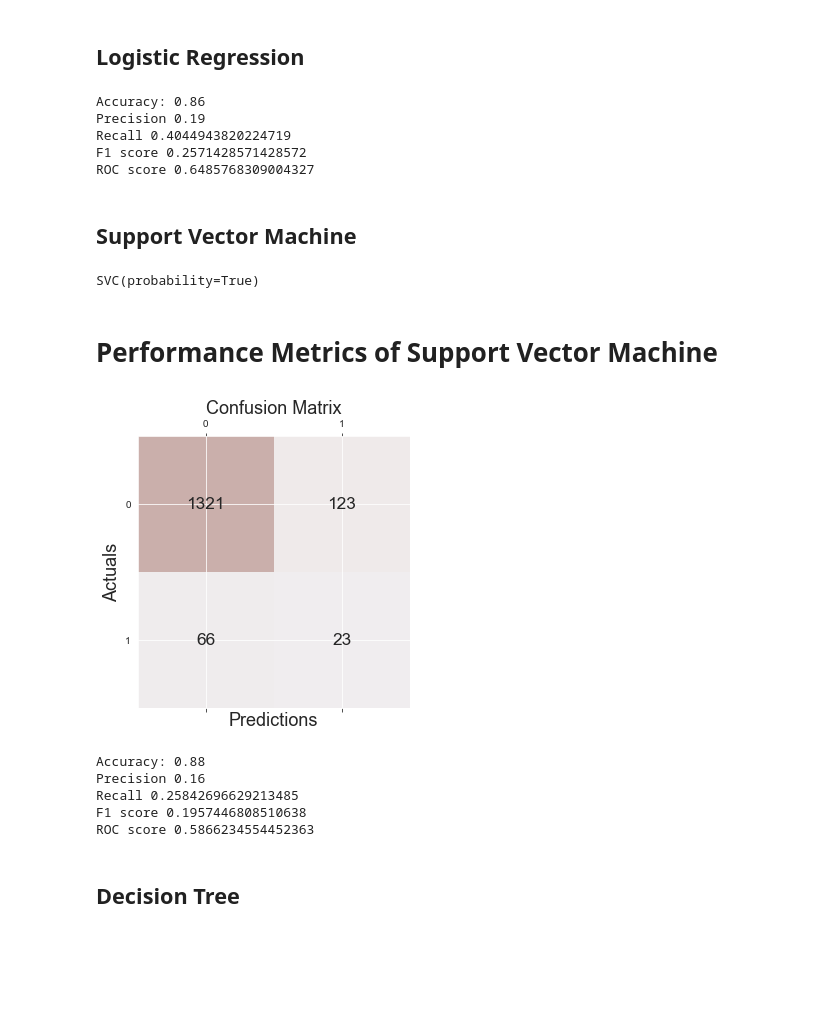
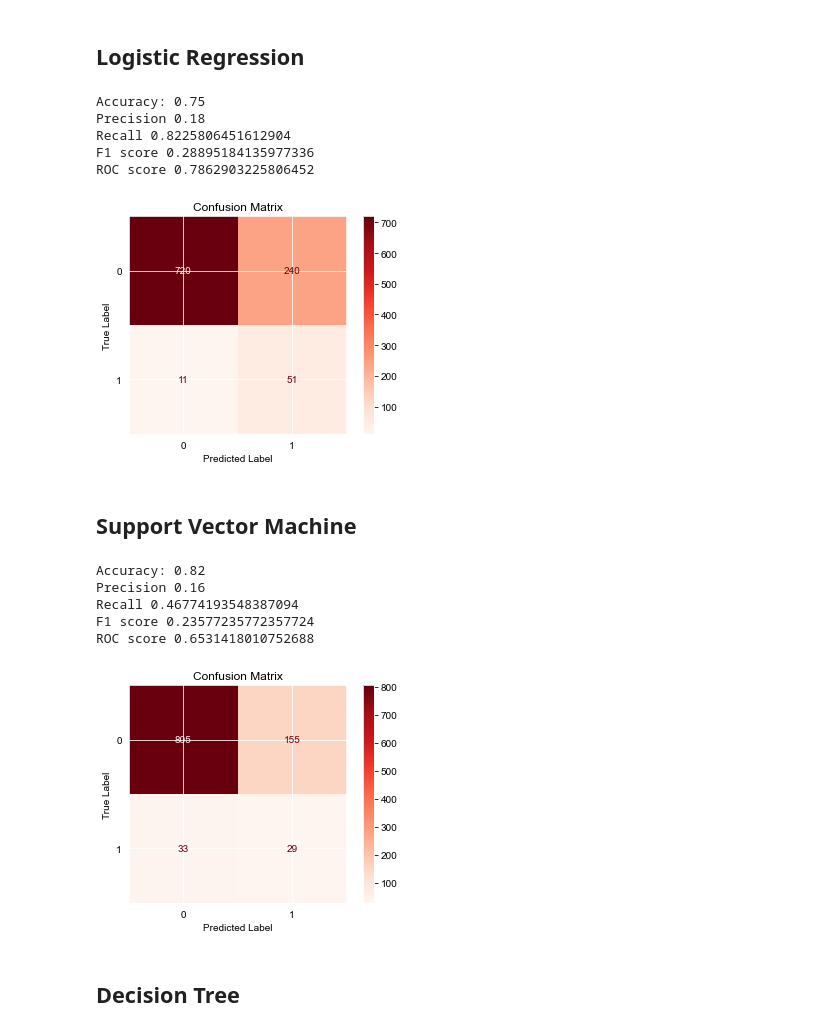
Before and after one commit to fpaul787/stroke-prediction, a Jupyter notebook: healthcare_ml_project.ipynb, the cells around one changed output. Drawn from its saved outputs; the diff is of its cells as text; code cells hidden in the pictures; blank space fills up the shorter version.

Commit message:
better measure and random state

```diff
--- a/healthcare_ml_project.ipynb
+++ b/healthcare_ml_project.ipynb
@@ -227,12 +226,3 @@ data_train.head()
 # %%
 X=data_train.drop(['stroke'],axis=1)
 y=data_train['stroke']
-# %%
-sc = StandardScaler()
-num_cols = X.select_dtypes(include = ['int64', 'float64']).columns.to_list()
-X[num_cols] = sc.fit_transform(X[num_cols])
-
-# Label encoding
-X = label_encoder(X)
-
-X.head()
@@ -248,3 +229,3 @@ X.head()
 # %%
 from sklearn.model_selection import train_test_split # split data
-X_train, X_test, Y_train, Y_test = train_test_split(X, y, test_size=0.3, random_state=42)
+X_train, X_test, Y_train, Y_test = train_test_split(X, y, test_size=0.2, random_state=42)
@@ -251,3 +244,7 @@ X_train, X_test, Y_train, Y_test = train_test_split(X, y, test_size=0.3, random_
+# %%
+sc = StandardScaler()
+X_train = sc.fit_transform(X_train)
+X_test = sc.transform(X_test)
 # %%
 from imblearn.over_sampling import SMOTE
 smote = SMOTE()
@@ -259,6 +256,17 @@ def show_measurability(y_test, y_pred):
     print('Recall',recall_score(Y_test,y_pred))
     print('F1 score',f1_score(Y_test,y_pred))
     print('ROC score',roc_auc_score(Y_test,y_pred))
+# %%
+from sklearn.metrics import plot_confusion_matrix
+def show_confusion_matrix_plot(classifier_object, x_test, y_test):
+    color = 'Black'
+    matrix = plot_confusion_matrix(classifier_object, x_test, y_test, cmap=plt.cm.Reds)
+    matrix.ax_.set_title('Confusion Matrix', color=color)
+    plt.xlabel('Predicted Label', color=color)
+    plt.ylabel('True Label', color=color)
+    plt.gcf().axes[0].tick_params(colors=color)
+    plt.gcf().axes[1].tick_params(colors=color)
+    plt.show()
 # %% [markdown]
 # Classifier Models
 # %% [markdown]
@@ -270,45 +278,31 @@ lr.fit(x_train_balanced, y_train_balanced)
 y_pred_lr = lr.predict(X_test)
 # %%
 show_measurability(Y_test, y_pred_lr)
+show_confusion_matrix_plot(lr, X_test, Y_test)
 # %% [output]
-Accuracy: 0.86
-Precision 0.19
-Recall 0.4044943820224719
-F1 score 0.2571428571428572
-ROC score 0.6485768309004327
+Accuracy: 0.75
+Precision 0.18
+Recall 0.8225806451612904
+F1 score 0.28895184135977336
+ROC score 0.7862903225806452
+[figure, added]
 # %% [markdown]
 ## Support Vector Machine
 # %%
 from sklearn.svm import SVC, LinearSVC
-svm_classifier = SVC(probability = True) #rbf is gaussian kernel based on radial basis function.
+svm_classifier = SVC(random_state= 22, probability = True) #rbf is gaussian kernel based on radial basis function.
 svm_classifier.fit(x_train_balanced, y_train_balanced)
 y_pred_svm = svm_classifier.predict(X_test)
-# %% [output]
-SVC(probability=True)
-# %% [markdown]
-# Performance Metrics of Support Vector Machine
-# %%
-conf_matrix = confusion_matrix(y_true=Y_test, y_pred=y_pred_svm)
-fig, ax = plt.subplots(figsize=(5, 5))
-ax.matshow(conf_matrix, cmap=plt.cm.Oranges, alpha=0.3)
-for i in range(conf_matrix.shape[0]):
-    for j in range(conf_matrix.shape[1]):
-        ax.text(x=j, y=i,s=conf_matrix[i, j], va='center', ha='center', size='xx-large')
-
-plt.xlabel('Predictions', fontsize=18)
-plt.ylabel('Actuals', fontsize=18)
-plt.title('Confusion Matrix', fontsize=18)
-plt.show()
-# %% [output]
-[figure, removed]
 # %%
 show_measurability(Y_test, y_pred_svm)
+show_confusion_matrix_plot(svm_classifier, X_test, Y_test)
 # %% [output]
-Accuracy: 0.88
+Accuracy: 0.82
 Precision 0.16
-Recall 0.25842696629213485
-F1 score 0.1957446808510638
-ROC score 0.5866234554452363
+Recall 0.46774193548387094
+F1 score 0.23577235772357724
+ROC score 0.6531418010752688
+[figure, added]
 # %% [markdown]
 ## Decision Tree
 # %%
```
Also changed, not shown: parts of 12 cells of this notebook.
